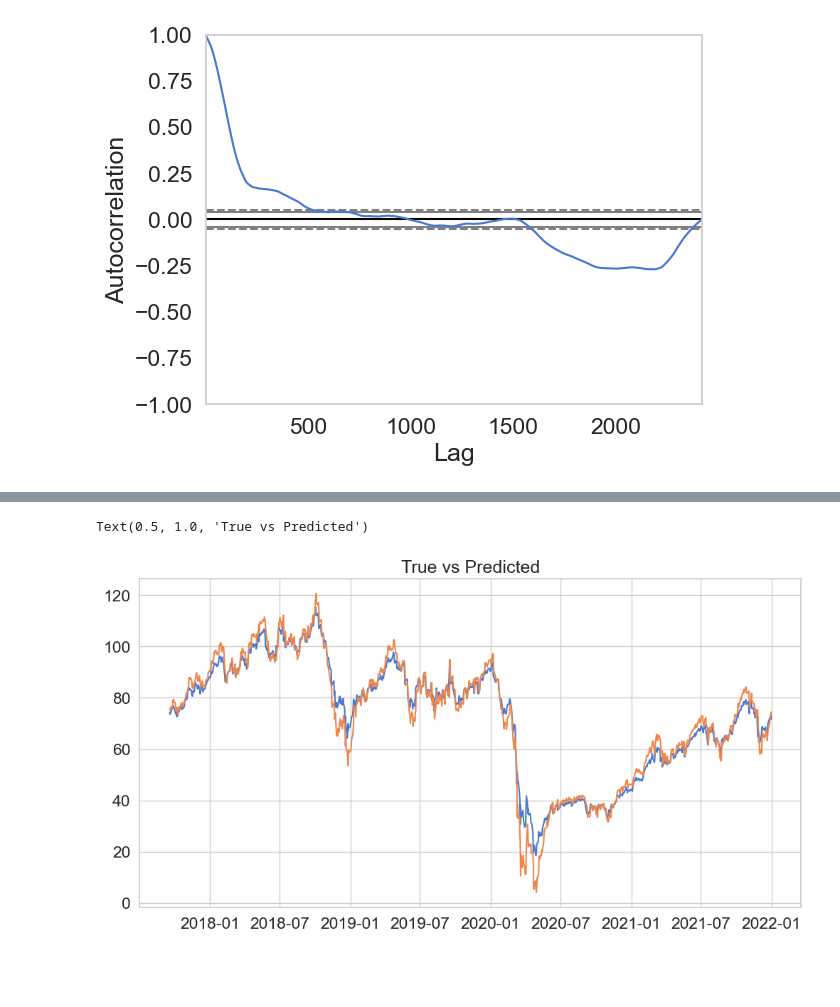
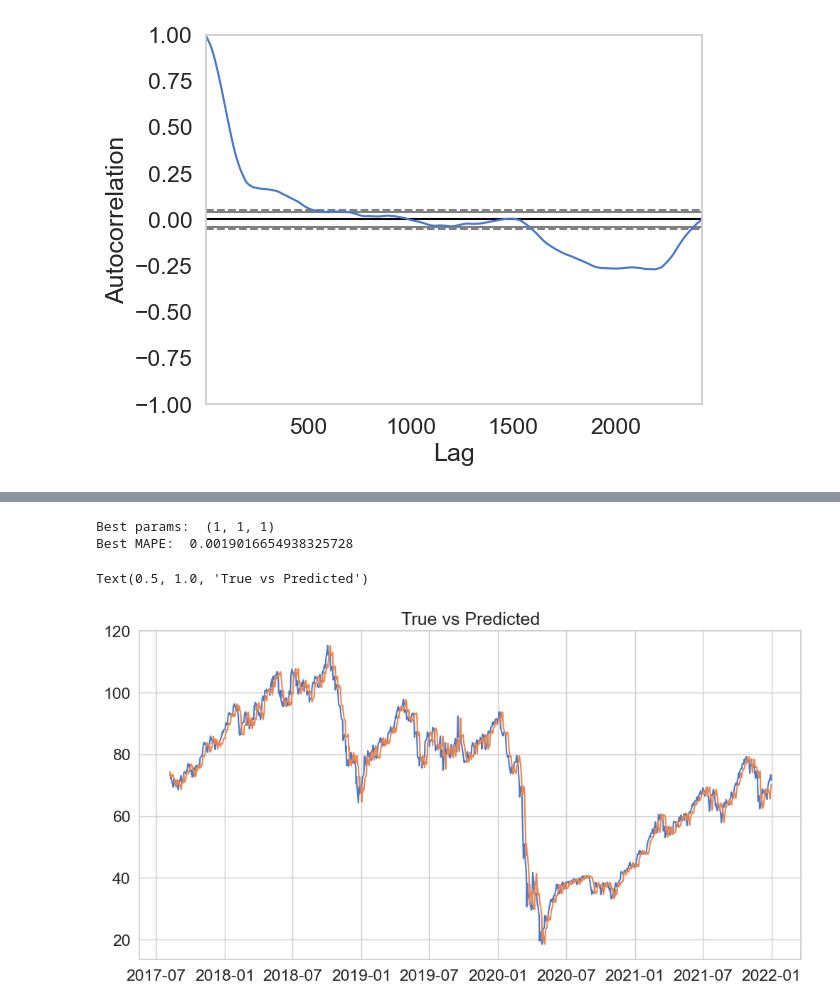
Before and after one commit to njd87/stat195_final_proj, a Jupyter notebook: model.ipynb, the cells around one changed output, grey strips where cells are left out. Saved outputs shown, nothing was run; the diff lists cells and outputs as text; code cells hidden in the pictures; blank space fills up the shorter version.

```diff
--- a/model.ipynb
+++ b/model.ipynb
@@ -227,5 +224,7 @@ dtype: int64
 # %% [markdown]
 # 3.1
 ## Fitting the Model
+# %%
+horizons = [1,5,10,20]
 # %%
 kfolds = kfold_split(X_train, y_train, k=5)
@@ -590,10 +733,20 @@ Name: Price, Length: 2419, dtype: float64
 KeyboardInterrupt:
+# %%
+print("Best params: ", best_params)
+print("Best MAPE: ", best_mape)
+
+res = ARIMA(training_df['Price'], order=best_params).fit()
+# %% [output]
+Best params:  (1, 1, 1)
+Best MAPE:  0.0019016654938325728
+# %%
+pred = forecast_test(res, training_df, test_df, steps=5)
 # %%
 # plot the results
 plt.figure(figsize=(12, 6))
-plt.plot(test_df['Date'].iloc[starting_index:], test_df['Price'].iloc[starting_index:], label='True')
-plt.plot(test_df['Date'].iloc[starting_index:], pred[starting_index:], label='Predicted')
+plt.plot(test_df['Date'], test_df['Price'], label='True')
+plt.plot(test_df['Date'], pred, label='Predicted')
 plt.title('True vs Predicted')
 # %% [output]
 Text(0.5, 1.0, 'True vs Predicted')
-[figure, old version]
+[figure, new version]
```
Also changed, not shown: parts of 9 cells of this notebook.
